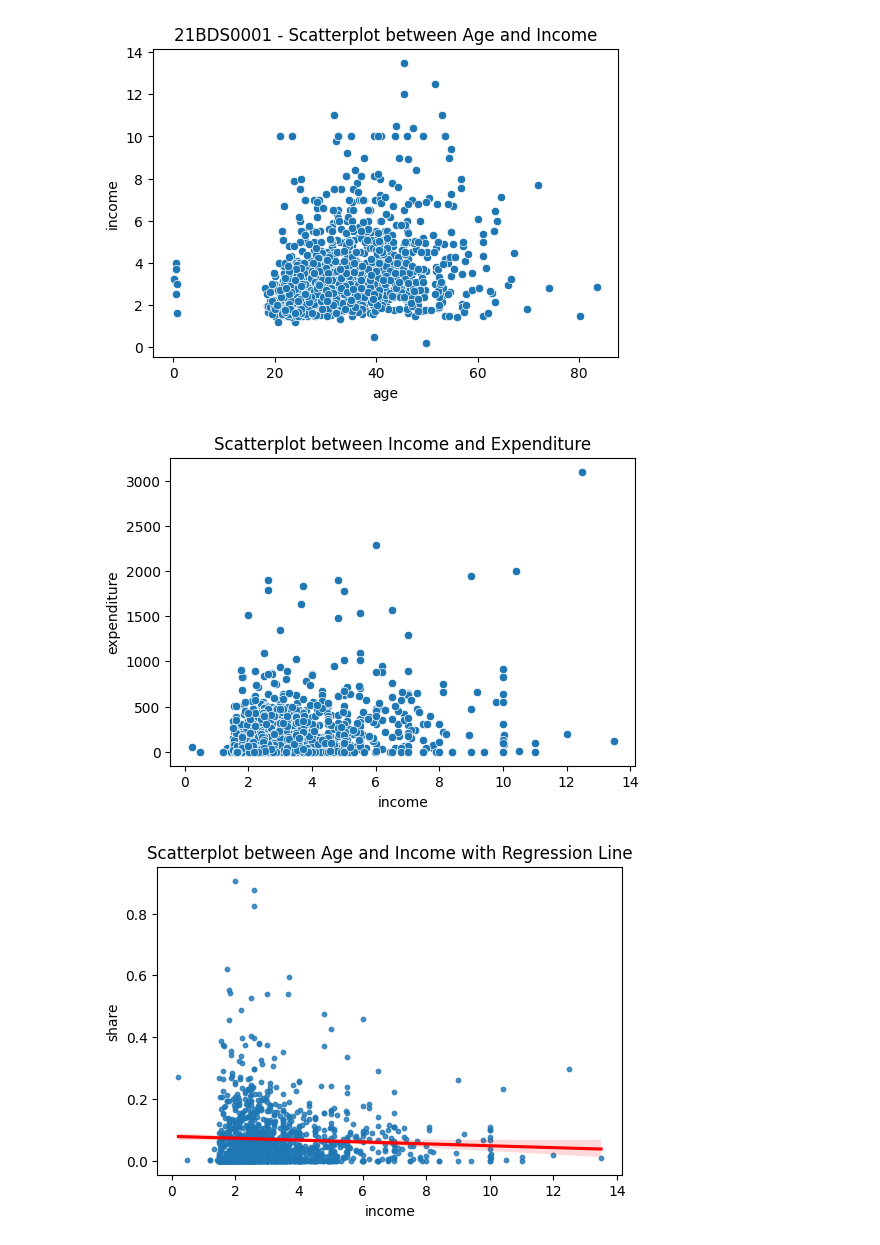
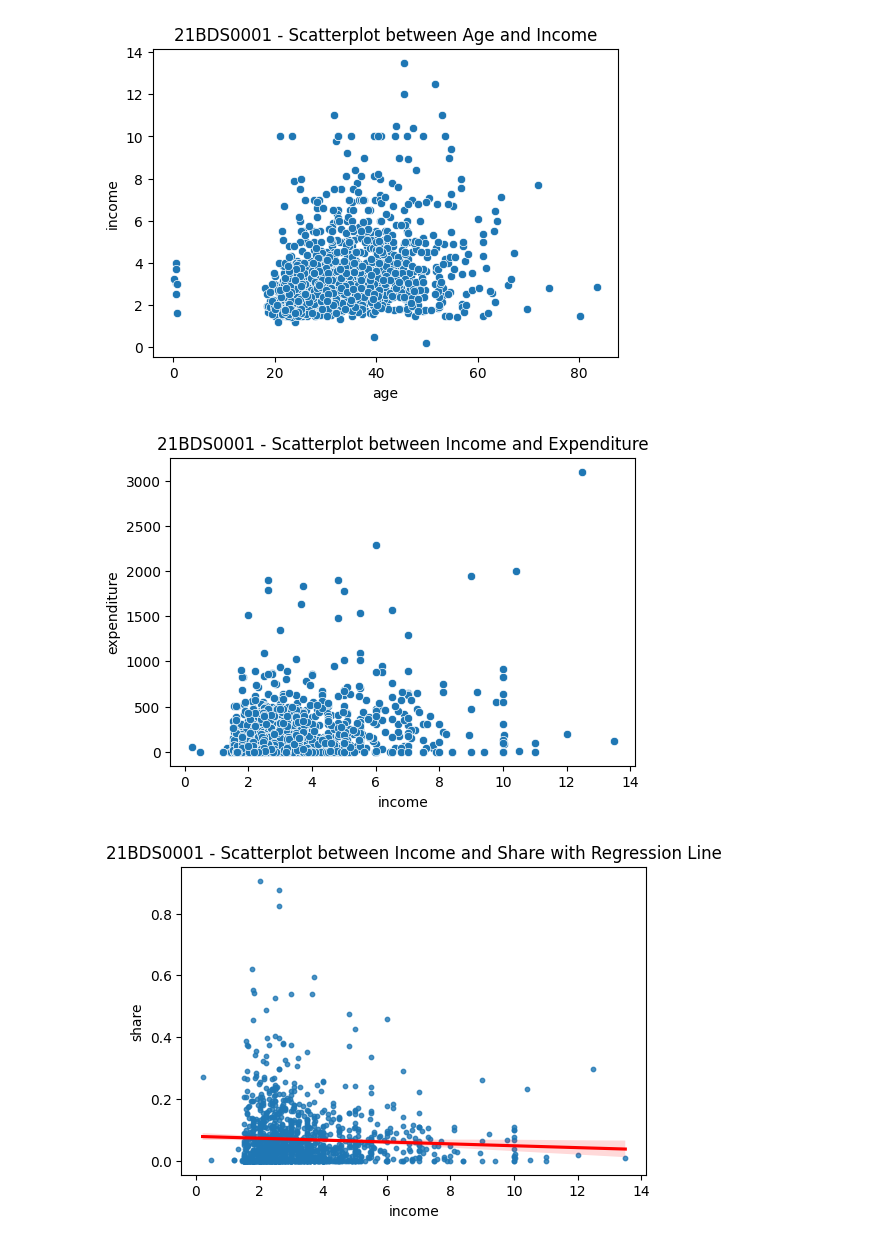
Before and after one commit to mukund-n/EDA---DA---21BDS0001, a Jupyter notebook: EDA_21BDS0001.ipynb, the cells around one changed output. Drawn from its saved outputs; the diff is of its cells as text; code cells hidden in the pictures.

```diff
--- a/EDA_21BDS0001.ipynb
+++ b/EDA_21BDS0001.ipynb
@@ -376,17 +376,17 @@ plt.show()
 # %%
 plt.figure(figsize=(6,4))
 sns.scatterplot(x='income', y='expenditure', data=BDS0001)
-plt.title('Scatterplot between Income and Expenditure')
+plt.title('21BDS0001 - Scatterplot between Income and Expenditure')
 plt.show()
 # %% [output]
-[figure, old version]
+[figure, new version]
 # %%
 plt.figure(figsize=(6,4))
 sns.regplot(x='income', y='share', data=BDS0001, scatter_kws={'s':10}, line_kws={"color": "red"})
-plt.title('Scatterplot between Income and Share with Regression Line')
+plt.title('21BDS0001 - Scatterplot between Income and Share with Regression Line')
 plt.show()
 # %% [output]
-[figure, old version]
+[figure, new version]
 # %%
 plt.figure(figsize=(6,4))
 sns.regplot(x='months', y='income', data=BDS0001, scatter_kws={'s':10}, line_kws={"color": "green"})
```
Also changed, not shown: parts of 18 cells of this notebook.
